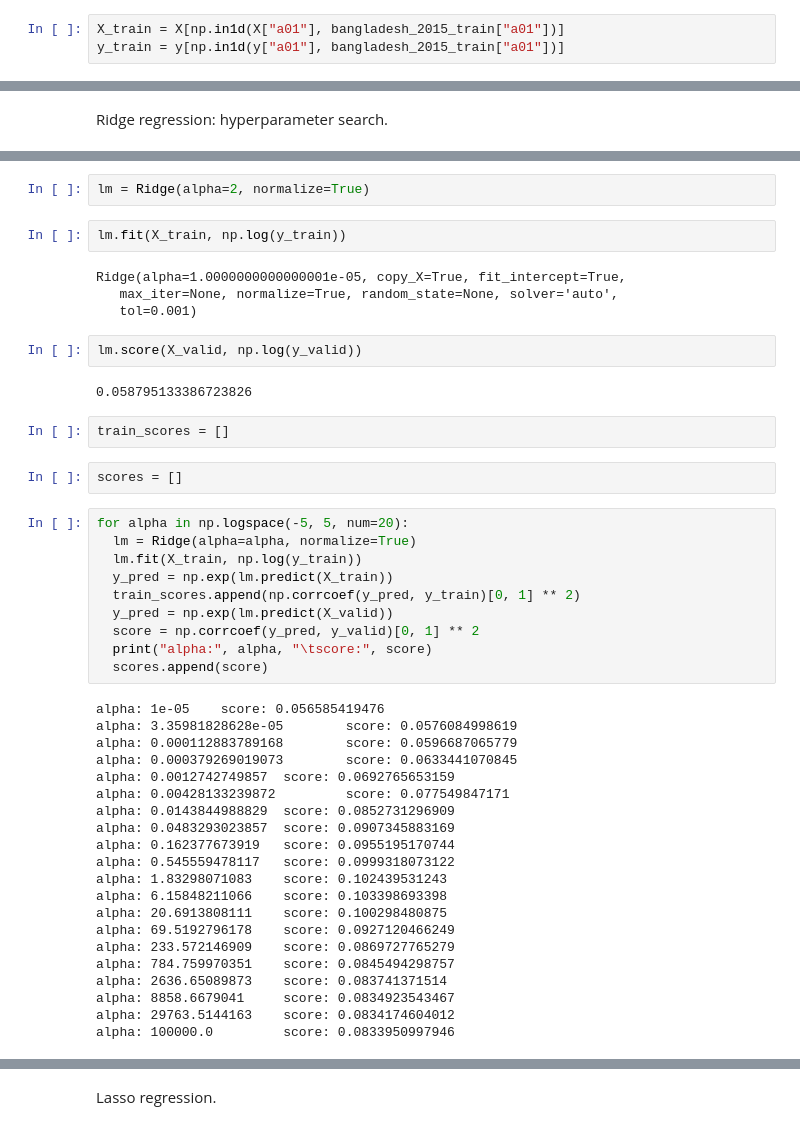
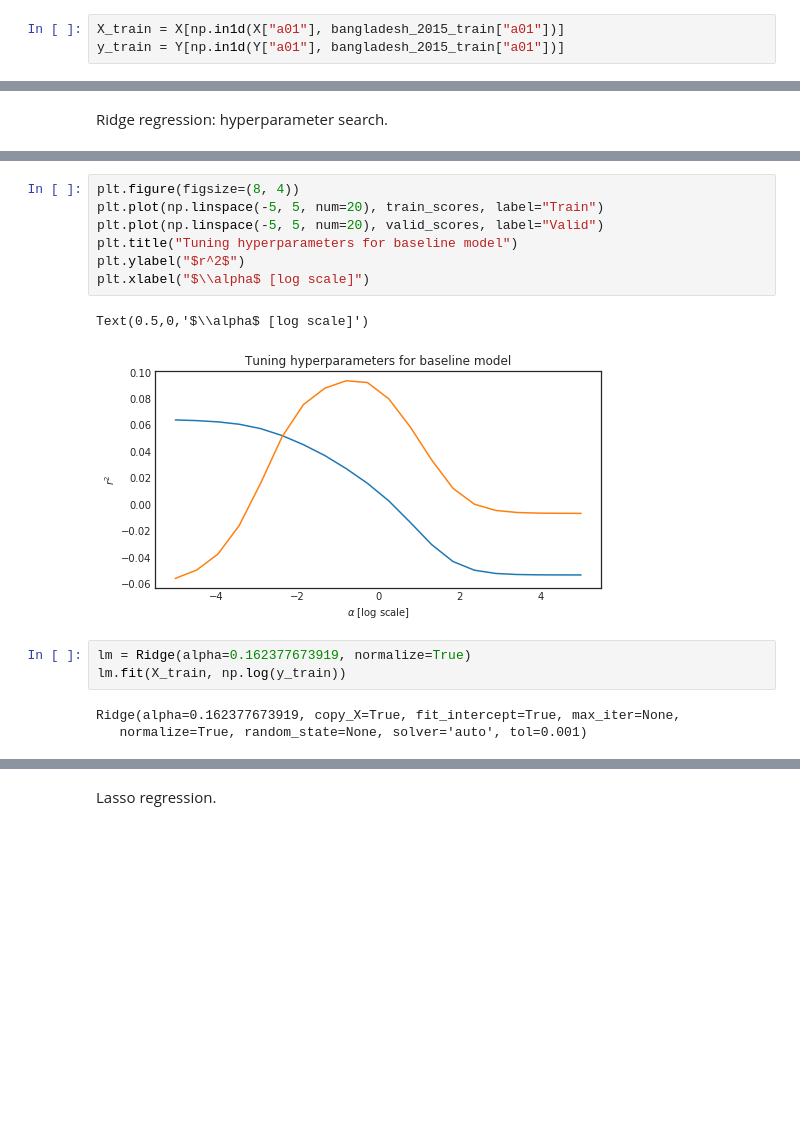
Before and after one commit to chrisyeh96/india-poverty, a Jupyter notebook: baselines/baselines.ipynb, the cells around one changed output, grey strips where cells are left out. Cells and saved outputs as stored; diff of their text form; blank space fills up the shorter version.

```diff
--- a/baselines/baselines.ipynb
+++ b/baselines/baselines.ipynb
@@ -489,5 +502,5 @@ X.shape, y.shape
 # %%
 X_train = X[np.in1d(X["a01"], bangladesh_2015_train["a01"])]
-y_train = y[np.in1d(y["a01"], bangladesh_2015_train["a01"])]
+y_train = Y[np.in1d(Y["a01"], bangladesh_2015_train["a01"])]
 # %%
 X_valid = X[np.in1d(X["a01"], bangladesh_2015_valid["a01"])]
@@ -514,47 +569,16 @@ Ridge regression: hyperparameter search.
+# %%
+plt.figure(figsize=(8, 4))
+plt.plot(np.linspace(-5, 5, num=20), train_scores, label="Train")
+plt.plot(np.linspace(-5, 5, num=20), valid_scores, label="Valid")
+plt.title("Tuning hyperparameters for baseline model")
+plt.ylabel("$r^2$")
+plt.xlabel("$\\alpha$ [log scale]")
+# %% [output]
+Text(0.5,0,'$\\alpha$ [log scale]')
+[figure, added]
 # %%
-lm = Ridge(alpha=2, normalize=True)
+lm = Ridge(alpha=0.162377673919, normalize=True)
+lm.fit(X_train, np.log(y_train))
+# %% [output]
+Ridge(alpha=0.162377673919, copy_X=True, fit_intercept=True, max_iter=None,
+   normalize=True, random_state=None, solver='auto', tol=0.001)
-# %%
-lm.fit(X_train, np.log(y_train))
-# %% [output]
-Ridge(alpha=1.0000000000000001e-05, copy_X=True, fit_intercept=True,
-   max_iter=None, normalize=True, random_state=None, solver='auto',
-   tol=0.001)
-# %%
-lm.score(X_valid, np.log(y_valid))
-# %% [output]
-0.058795133386723826
-# %%
-train_scores = []
-# %%
-scores = []
-# %%
-for alpha in np.logspace(-5, 5, num=20):
-  lm = Ridge(alpha=alpha, normalize=True)
-  lm.fit(X_train, np.log(y_train))
-  y_pred = np.exp(lm.predict(X_train))
-  train_scores.append(np.corrcoef(y_pred, y_train)[0, 1] ** 2)
-  y_pred = np.exp(lm.predict(X_valid))
-  score = np.corrcoef(y_pred, y_valid)[0, 1] ** 2
-  print("alpha:", alpha, "\tscore:", score)
-  scores.append(score)
-# %% [output]
-alpha: 1e-05    score: 0.056585419476
-alpha: 3.35981828628e-05        score: 0.0576084998619
-alpha: 0.000112883789168        score: 0.0596687065779
-alpha: 0.000379269019073        score: 0.0633441070845
-alpha: 0.0012742749857  score: 0.0692765653159
-alpha: 0.00428133239872         score: 0.077549847171
-alpha: 0.0143844988829  score: 0.0852731296909
-alpha: 0.0483293023857  score: 0.0907345883169
-alpha: 0.162377673919   score: 0.0955195170744
-alpha: 0.545559478117   score: 0.0999318073122
-alpha: 1.83298071083    score: 0.102439531243
-alpha: 6.15848211066    score: 0.103398693398
-alpha: 20.6913808111    score: 0.100298480875
-alpha: 69.5192796178    score: 0.0927120466249
-alpha: 233.572146909    score: 0.0869727765279
-alpha: 784.759970351    score: 0.0845494298757
-alpha: 2636.65089873    score: 0.083741371514
-alpha: 8858.6679041     score: 0.0834923543467
-alpha: 29763.5144163    score: 0.0834174604012
-alpha: 100000.0         score: 0.0833950997946
```
Also changed, not shown: parts of 25 cells of this notebook, 26 other files.
